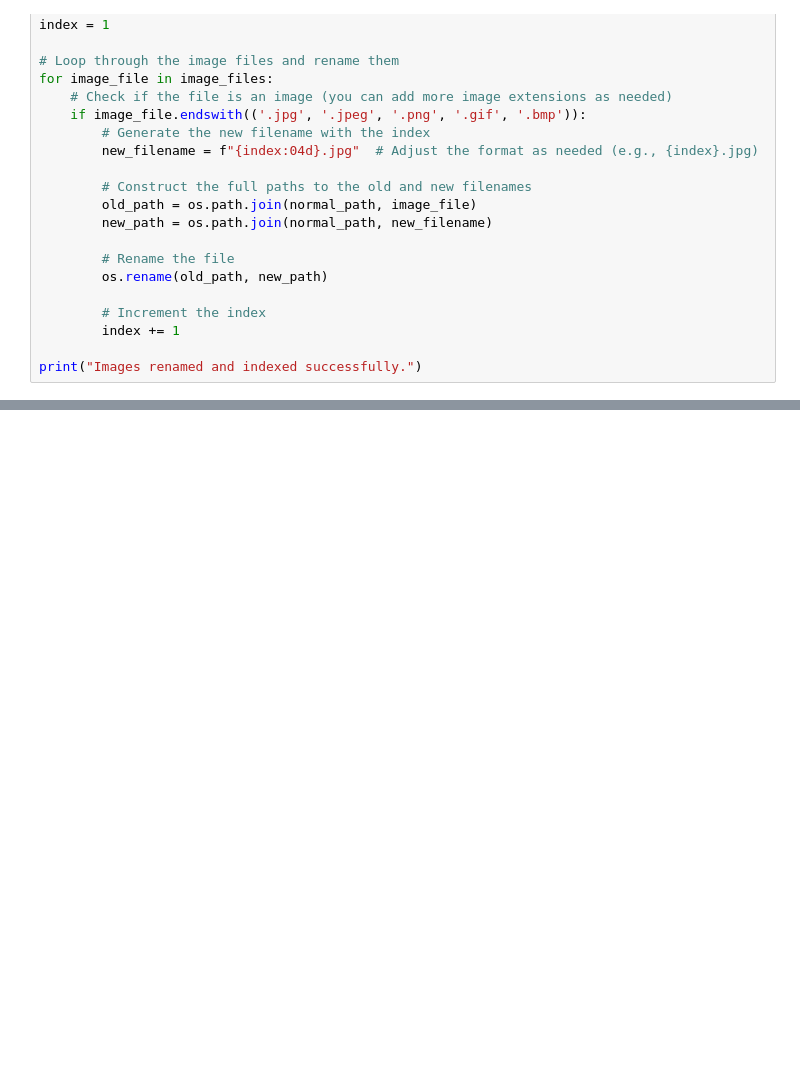
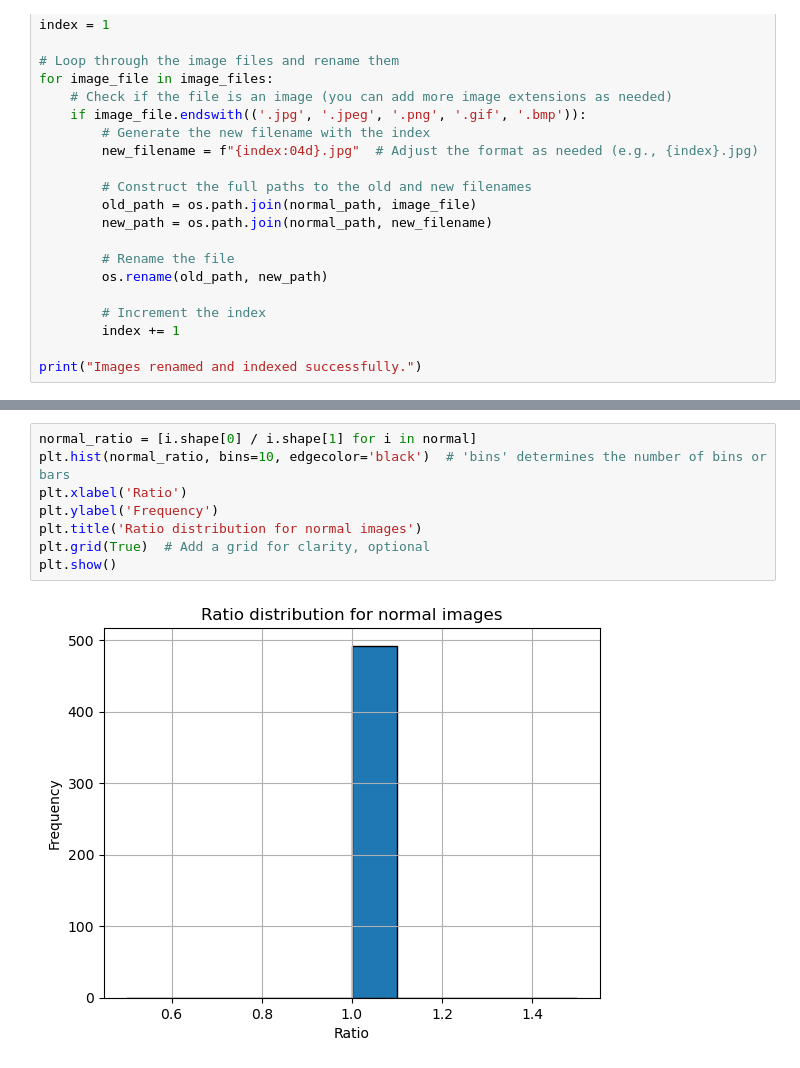
Before and after one commit to Dev0b0101/CNN-Pothole-Detection, a Jupyter notebook: ZijieLei.ipynb, the cells around one changed output, grey strips where cells are left out. Drawn from its saved outputs; the diff is of its cells as text; blank space fills up the shorter version.

Commit message:
Add ratio

```diff
--- a/ZijieLei.ipynb
+++ b/ZijieLei.ipynb
@@ -122,0 +134,10 @@ print("Avg height pixels: " + str(mean([i.shape[1] for i in pothole])))
+# %%
+normal_ratio = [i.shape[0] / i.shape[1] for i in normal]
+plt.hist(normal_ratio, bins=10, edgecolor='black')  # 'bins' determines the number of bins or bars
+plt.xlabel('Ratio')
+plt.ylabel('Frequency')
+plt.title('Ratio distribution for normal images')
+plt.grid(True)  # Add a grid for clarity, optional
+plt.show()
+# %% [output]
+[figure, added]
```
Also changed, not shown: parts of 4 cells of this notebook.
